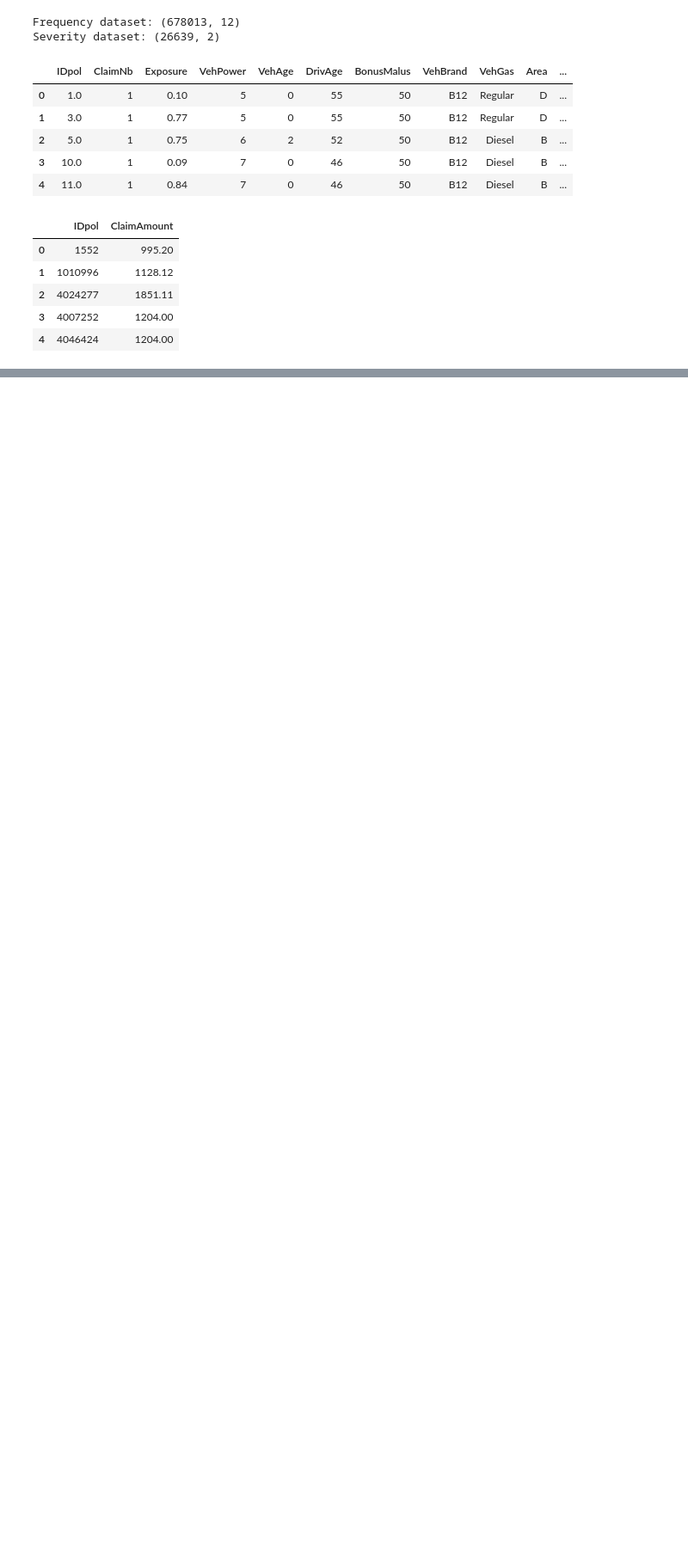
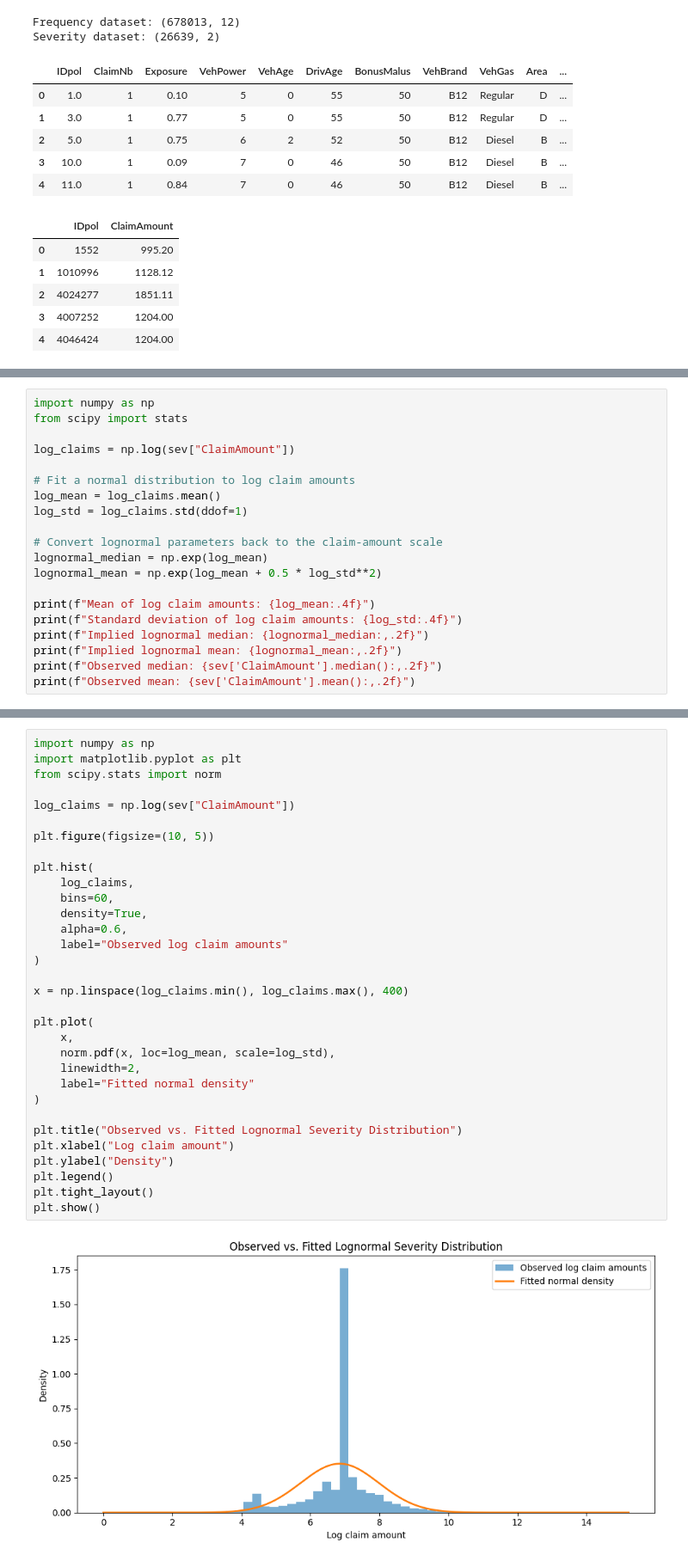
Before and after one commit to ericrulz643/Insurance-Risk-Pricing-Analysis, a Jupyter notebook: notebooks/insurance_risk_pricing_analysis.ipynb, the cells around one changed output, grey strips where cells are left out. Shown at 86% size. Saved outputs shown, nothing was run; the diff lists cells and outputs as text; blank space fills up the shorter version.

```diff
--- a/notebooks/insurance_risk_pricing_analysis.ipynb
+++ b/notebooks/insurance_risk_pricing_analysis.ipynb
@@ -535,0 +1504,20 @@ Severity records for unmatched policies:
+# %%
+import numpy as np
+from scipy import stats
+
+log_claims = np.log(sev["ClaimAmount"])
+
+# Fit a normal distribution to log claim amounts
+log_mean = log_claims.mean()
+log_std = log_claims.std(ddof=1)
+
+# Convert lognormal parameters back to the claim-amount scale
+lognormal_median = np.exp(log_mean)
+lognormal_mean = np.exp(log_mean + 0.5 * log_std**2)
+
+print(f"Mean of log claim amounts: {log_mean:.4f}")
+print(f"Standard deviation of log claim amounts: {log_std:.4f}")
+print(f"Implied lognormal median: {lognormal_median:,.2f}")
+print(f"Implied lognormal mean: {lognormal_mean:,.2f}")
+print(f"Observed median: {sev['ClaimAmount'].median():,.2f}")
+print(f"Observed mean: {sev['ClaimAmount'].mean():,.2f}")
@@ -535,0 +1531,34 @@ Severity records for unmatched policies:
+# %%
+import numpy as np
+import matplotlib.pyplot as plt
+from scipy.stats import norm
+
+log_claims = np.log(sev["ClaimAmount"])
+
+plt.figure(figsize=(10, 5))
+
+plt.hist(
+    log_claims,
+    bins=60,
+    density=True,
+    alpha=0.6,
+    label="Observed log claim amounts"
+)
+
+x = np.linspace(log_claims.min(), log_claims.max(), 400)
+
+plt.plot(
+    x,
+    norm.pdf(x, loc=log_mean, scale=log_std),
+    linewidth=2,
+    label="Fitted normal density"
+)
+
+plt.title("Observed vs. Fitted Lognormal Severity Distribution")
+plt.xlabel("Log claim amount")
+plt.ylabel("Density")
+plt.legend()
+plt.tight_layout()
+plt.show()
+# %% [output]
+[figure, added]
```
Also changed, not shown: parts of 70 cells of this notebook.
